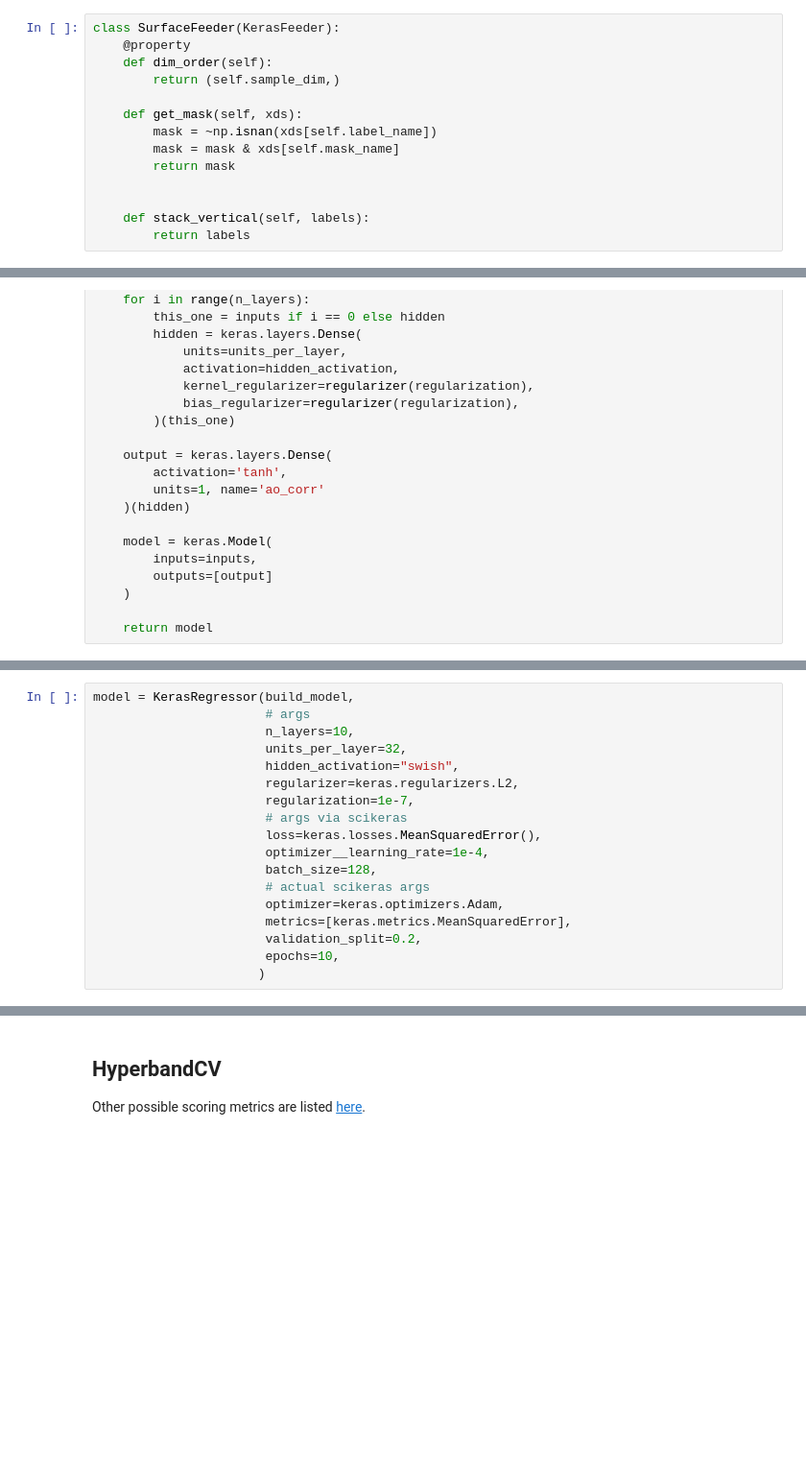
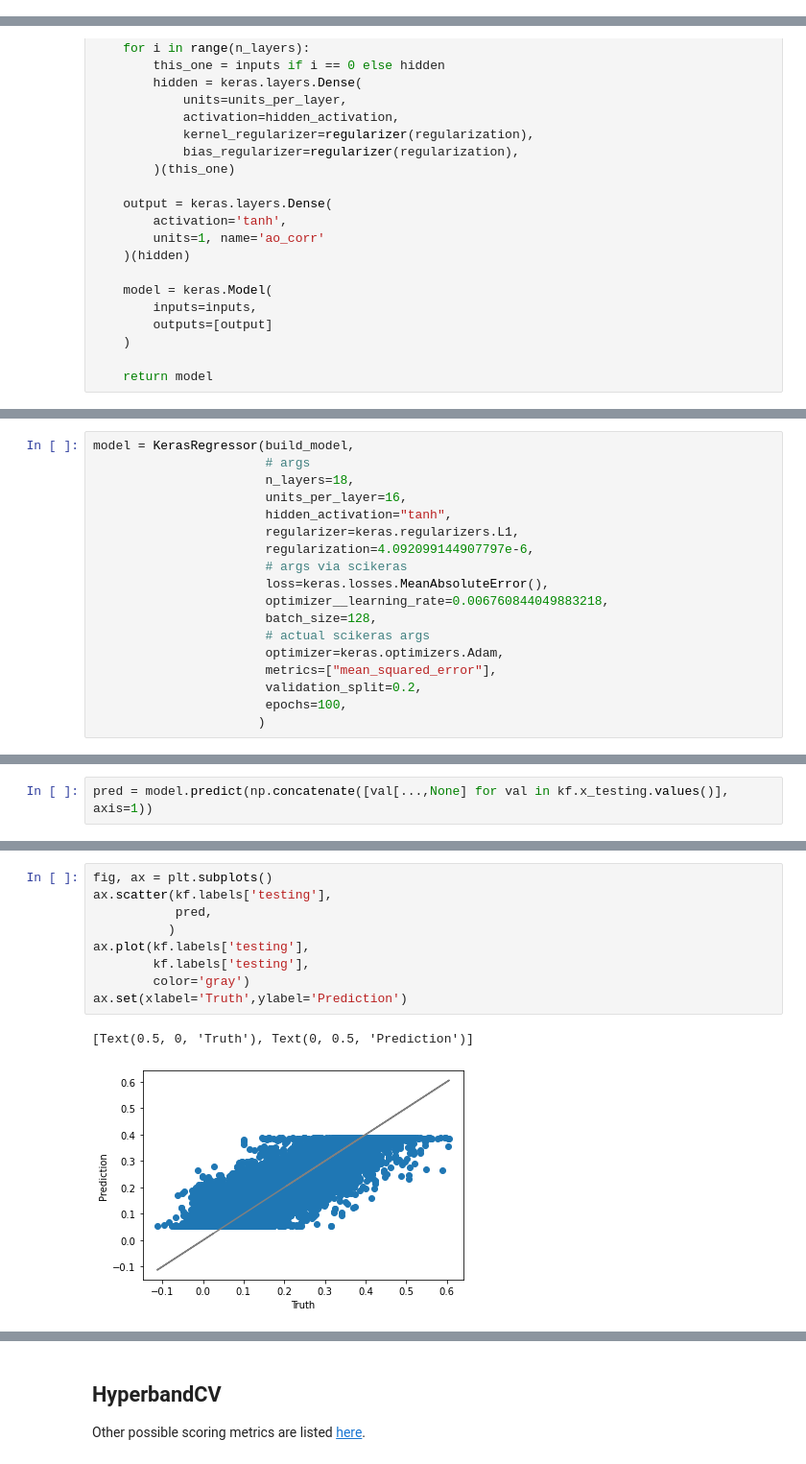
Before and after one commit to NOAA-PSL/mlcdc, a Jupyter notebook: notebooks/surface_regression_hyperbandcv.ipynb, the cells around one changed output, grey strips where cells are left out. Shown at 96% size. Saved outputs shown, nothing was run; the diff lists cells and outputs as text; blank space fills up the shorter version.

Commit message:
updated script with patience; notebook just plots result

```diff
--- a/notebooks/surface_regression_hyperbandcv.ipynb
+++ b/notebooks/surface_regression_hyperbandcv.ipynb
@@ -70,20 +70,6 @@ ocn_sfc                 : Free surface Height
 ocn_sst                 : Sea surface temperature (derived)
 ocn_speed_srf           : derived ocean surface current speed
 ocn_baro_srf            : derived barotropic ocean current speed
-# %%
-class SurfaceFeeder(KerasFeeder):
-    @property
-    def dim_order(self):
-        return (self.sample_dim,)
-
-    def get_mask(self, xds):
-        mask = ~np.isnan(xds[self.label_name])
-        mask = mask & xds[self.mask_name]
-        return mask
-
-
-    def stack_vertical(self, labels):
-        return labels
 # %%
 features = features_and_labels.copy()
 features.remove('corr_atm_ocn')
@@ -143,20 +131,20 @@ def build_model(n_layers=1,
 # %%
 model = KerasRegressor(build_model,
                        # args
-                       n_layers=10,
-                       units_per_layer=32,
-                       hidden_activation="swish",
-                       regularizer=keras.regularizers.L2,
-                       regularization=1e-7,
+                       n_layers=18,
+                       units_per_layer=16,
+                       hidden_activation="tanh",
+                       regularizer=keras.regularizers.L1,
+                       regularization=4.092099144907797e-6,
                        # args via scikeras
-                       loss=keras.losses.MeanSquaredError(),
-                       optimizer__learning_rate=1e-4,
+                       loss=keras.losses.MeanAbsoluteError(),
+                       optimizer__learning_rate=0.006760844049883218,
                        batch_size=128,
                        # actual scikeras args
                        optimizer=keras.optimizers.Adam,
-                       metrics=[keras.metrics.MeanSquaredError],
+                       metrics=["mean_squared_error"],
                        validation_split=0.2,
-                       epochs=10,
+                       epochs=100,
                       )
 # %%
 %%time
@@ -198,0 +190,2 @@ KerasRegressor(
+# %%
+pred = model.predict(np.concatenate([val[...,None] for val in kf.x_testing.values()], axis=1))
@@ -198,0 +194,12 @@ KerasRegressor(
+# %%
+fig, ax = plt.subplots()
+ax.scatter(kf.labels['testing'],
+           pred,
+          )
+ax.plot(kf.labels['testing'],
+        kf.labels['testing'],
+        color='gray')
+ax.set(xlabel='Truth',ylabel='Prediction')
+# %% [output]
+[Text(0.5, 0, 'Truth'), Text(0, 0.5, 'Prediction')]
+[figure, added]
```
Also changed, not shown: parts of 7 cells of this notebook, 1 other file.
